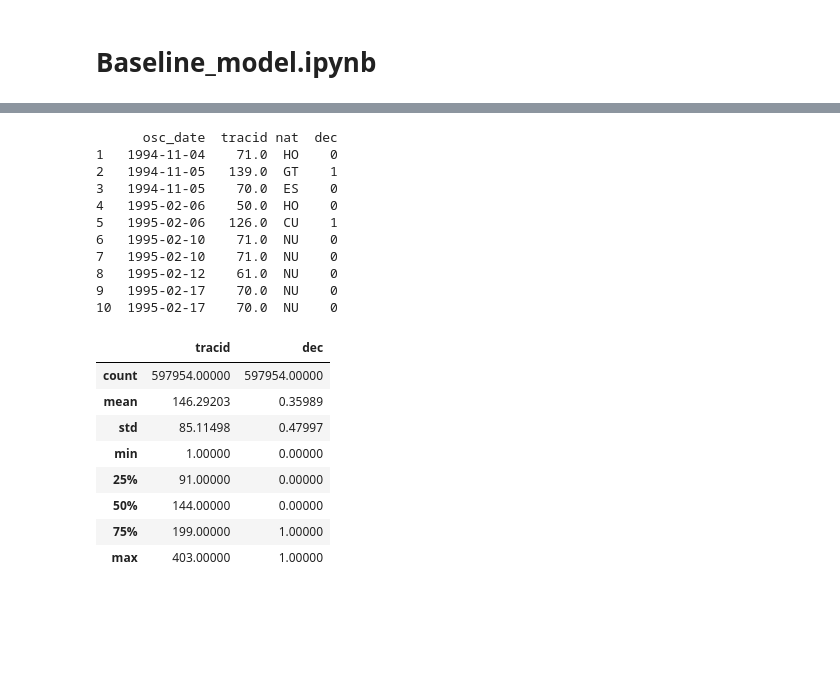
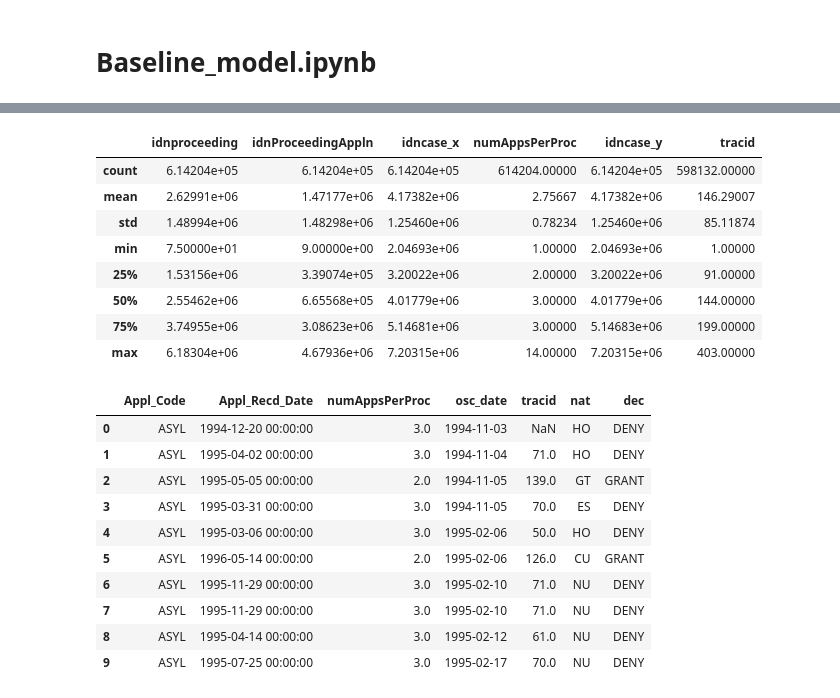
Before and after one commit to aspenyoo/refugees, a Jupyter notebook: Baseline_model.ipynb, the cells around one changed output, grey strips where cells are left out. Cells and saved outputs as stored; diff of their text form; code cells hidden in the pictures; blank space fills up the shorter version.

Commit message:
added raw data investigations

```diff
--- a/Baseline_model.ipynb
+++ b/Baseline_model.ipynb
@@ -5,23 +7,4 @@ import pandas as pd
 import numpy as np
 pd.set_option('precision', 5)
 # %%
-# load cleaned dataset
-path = '/home/emilyboeke/'
-master_app = pd.read_csv(path + 'merged_master_app.csv', low_memory=False)
+master_app = pd.read_csv('merged_master_app.csv', low_memory=False)
-# %%
-# A BIT OF RESIDUAL DATA CLEANING (CAN BE OPTIMIZED/FIXED LATER)
-
-# forgot to output excluding the auto-generated index column. dropping now
-master_app = master_app.drop(master_app.columns[0], axis=1)
-
-# drop NaNs. drops to 597954 obs
-#tracid            598132
-#nat               614012
-#(other variables have 614204 observations)
-master_app = master_app.dropna()
-
-# change dec to binary number, so we can do summary stats on it
-master_app.loc[(master_app["dec"] == 'DENY'),'dec'] = 0
-master_app.loc[(master_app["dec"] == 'GRANT'),'dec'] = 1
-
-master_app.describe()
@@ -38,26 +11,30 @@ master_app.describe()
+# %%
+# forgot to output excluding the auto-generated index column.... so now I'm dropping it. Can be optimized later
+master_app = master_app.drop(master_app.columns[0], axis=1)
+master_app.describe()
+# %% [output]
+|  | idnproceeding | idnProceedingAppln | idncase_x | numAppsPerProc | idncase_y | tracid |
+| count | 6.14204e+05 | 6.14204e+05 | 6.14204e+05 | 614204.00000 | 6.14204e+05 | 598132.00000 |
+| mean | 2.62991e+06 | 1.47177e+06 | 4.17382e+06 | 2.75667 | 4.17382e+06 | 146.29007 |
+| std | 1.48994e+06 | 1.48298e+06 | 1.25460e+06 | 0.78234 | 1.25460e+06 | 85.11874 |
+| min | 7.50000e+01 | 9.00000e+00 | 2.04693e+06 | 1.00000 | 2.04693e+06 | 1.00000 |
+| 25% | 1.53156e+06 | 3.39074e+05 | 3.20022e+06 | 2.00000 | 3.20022e+06 | 91.00000 |
+| 50% | 2.55462e+06 | 6.65568e+05 | 4.01779e+06 | 3.00000 | 4.01779e+06 | 144.00000 |
+| 75% | 3.74955e+06 | 3.08623e+06 | 5.14681e+06 | 3.00000 | 5.14683e+06 | 199.00000 |
+| max | 6.18304e+06 | 4.67936e+06 | 7.20315e+06 | 14.00000 | 7.20315e+06 | 403.00000 |
 # %%
-# selecting relevant features and target variable.
-df = master_app[['osc_date', 'tracid', 'nat', 'dec']]
-print(df.head(10))
-df.describe()
+# selecting features and target variable. Do we want Appl_Code? or that's just for cleaning/selecting the right types
+df = master_app[['Appl_Code', 'Appl_Recd_Date', 'numAppsPerProc', 'osc_date', 'tracid', 'nat', 'dec']]
+df.head(10)
 # %% [output]
-      osc_date  tracid nat  dec
-1   1994-11-04    71.0  HO    0
-2   1994-11-05   139.0  GT    1
-3   1994-11-05    70.0  ES    0
-4   1995-02-06    50.0  HO    0
-5   1995-02-06   126.0  CU    1
-6   1995-02-10    71.0  NU    0
-7   1995-02-10    71.0  NU    0
-8   1995-02-12    61.0  NU    0
-9   1995-02-17    70.0  NU    0
-10  1995-02-17    70.0  NU    0
-|  | tracid | dec |
-| count | 597954.00000 | 597954.00000 |
-| mean | 146.29203 | 0.35989 |
-| std | 85.11498 | 0.47997 |
-| min | 1.00000 | 0.00000 |
-| 25% | 91.00000 | 0.00000 |
-| 50% | 144.00000 | 0.00000 |
-| 75% | 199.00000 | 1.00000 |
-| max | 403.00000 | 1.00000 |
+|  | Appl_Code | Appl_Recd_Date | numAppsPerProc | osc_date | tracid | nat | dec |
+| 0 | ASYL | 1994-12-20 00:00:00 | 3.0 | 1994-11-03 | NaN | HO | DENY |
+| 1 | ASYL | 1995-04-02 00:00:00 | 3.0 | 1994-11-04 | 71.0 | HO | DENY |
+| 2 | ASYL | 1995-05-05 00:00:00 | 2.0 | 1994-11-05 | 139.0 | GT | GRANT |
+| 3 | ASYL | 1995-03-31 00:00:00 | 3.0 | 1994-11-05 | 70.0 | ES | DENY |
+| 4 | ASYL | 1995-03-06 00:00:00 | 3.0 | 1995-02-06 | 50.0 | HO | DENY |
+| 5 | ASYL | 1996-05-14 00:00:00 | 2.0 | 1995-02-06 | 126.0 | CU | GRANT |
+| 6 | ASYL | 1995-11-29 00:00:00 | 3.0 | 1995-02-10 | 71.0 | NU | DENY |
+| 7 | ASYL | 1995-11-29 00:00:00 | 3.0 | 1995-02-10 | 71.0 | NU | DENY |
+| 8 | ASYL | 1995-04-14 00:00:00 | 3.0 | 1995-02-12 | 61.0 | NU | DENY |
+| 9 | ASYL | 1995-07-25 00:00:00 | 3.0 | 1995-02-17 | 70.0 | NU | DENY |
```
Also changed, not shown: parts of 11 cells of this notebook, 1 other file.
